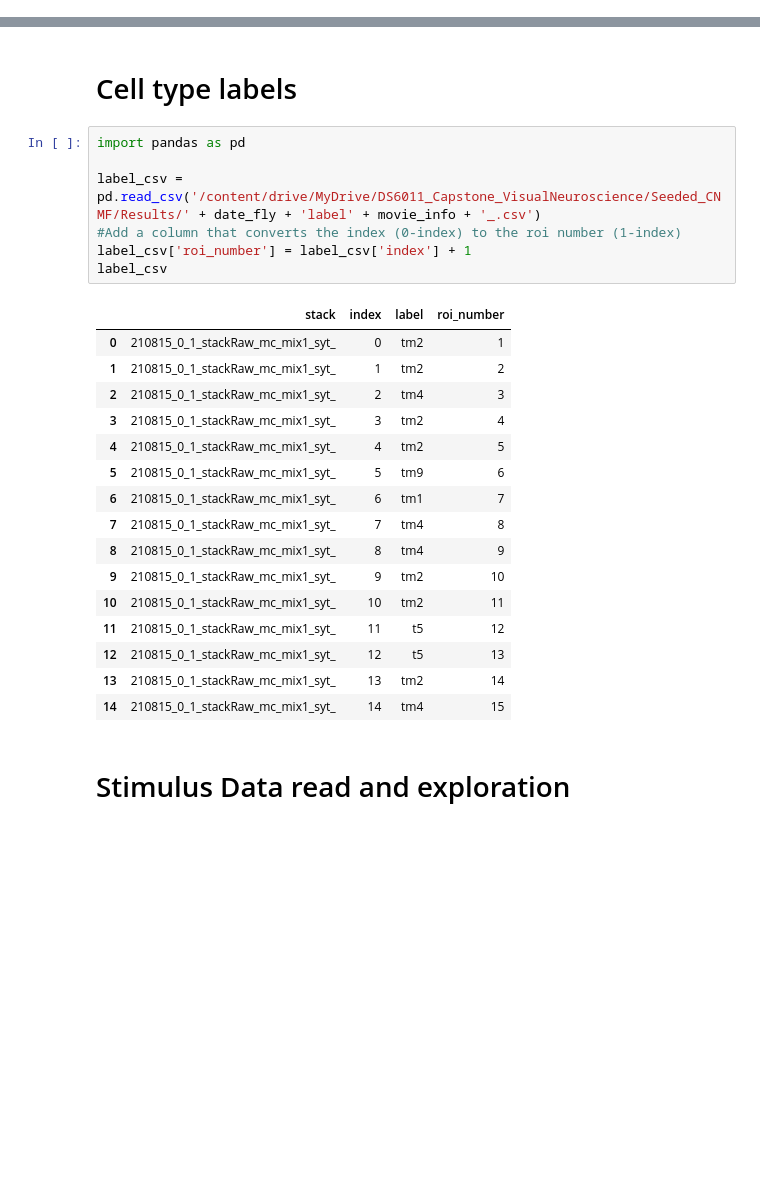
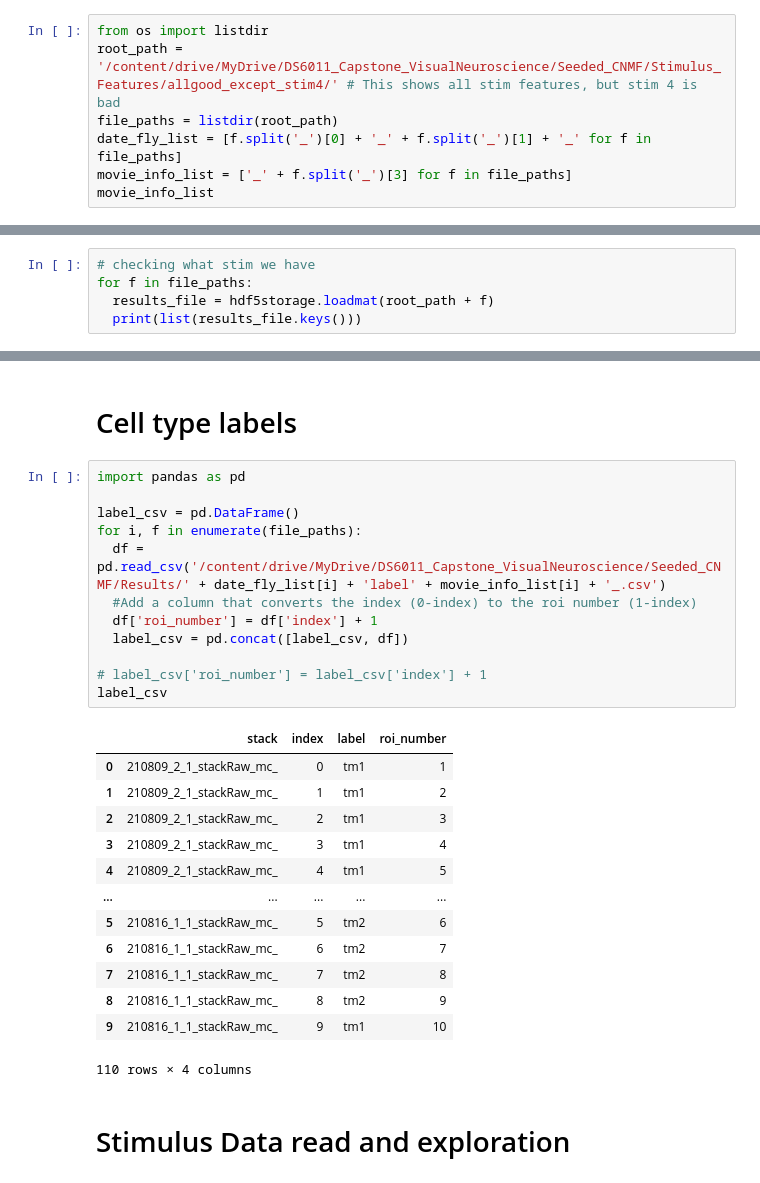
Before and after one commit to laurenneal/capstone-visual-neuroscience, a Jupyter notebook: get_results_and_features_stack_by_stack.ipynb, the cells around one changed output, grey strips where cells are left out. Saved outputs shown, nothing was run; the diff lists cells and outputs as text; blank space fills up the shorter version.

```diff
--- a/get_results_and_features_stack_by_stack.ipynb
+++ b/get_results_and_features_stack_by_stack.ipynb
@@ -25,3 +25,10 @@ Requirement already satisfied: numpy in /usr/local/lib/python3.7/dist-packages (
 Requirement already satisfied: cached-property in /usr/local/lib/python3.7/dist-packages (from h5py>=2.1->hdf5storage) (1.5.2)
 Installing collected packages: hdf5storage
 Successfully installed hdf5storage-0.1.18
+# %%
+from os import listdir
+root_path = '/content/drive/MyDrive/DS6011_Capstone_VisualNeuroscience/Seeded_CNMF/Stimulus_Features/allgood_except_stim4/' # This shows all stim features, but stim 4 is bad
+file_paths = listdir(root_path)
+date_fly_list = [f.split('_')[0] + '_' + f.split('_')[1] + '_' for f in file_paths]
+movie_info_list = ['_' + f.split('_')[3] for f in file_paths]
+movie_info_list
@@ -27,0 +49,5 @@ Successfully installed hdf5storage-0.1.18
+# %%
+# checking what stim we have
+for f in file_paths:
+  results_file = hdf5storage.loadmat(root_path + f)
+  print(list(results_file.keys()))
@@ -161,27 +188,29 @@ spatial_matrices[0].shape
 # %%
 import pandas as pd
 
-label_csv = pd.read_csv('/content/drive/MyDrive/DS6011_Capstone_VisualNeuroscience/Seeded_CNMF/Results/' + date_fly + 'label' + movie_info + '_.csv')
-#Add a column that converts the index (0-index) to the roi number (1-index)
-label_csv['roi_number'] = label_csv['index'] + 1
+label_csv = pd.DataFrame()
+for i, f in enumerate(file_paths):
+  df = pd.read_csv('/content/drive/MyDrive/DS6011_Capstone_VisualNeuroscience/Seeded_CNMF/Results/' + date_fly_list[i] + 'label' + movie_info_list[i] + '_.csv')
+  #Add a column that converts the index (0-index) to the roi number (1-index)
+  df['roi_number'] = df['index'] + 1
+  label_csv = pd.concat([label_csv, df])
+
+# label_csv['roi_number'] = label_csv['index'] + 1
 label_csv
 # %% [output]
 |  | stack | index | label | roi_number |
-| 0 | 210815_0_1_stackRaw_mc_mix1_syt_ | 0 | tm2 | 1 |
-| 1 | 210815_0_1_stackRaw_mc_mix1_syt_ | 1 | tm2 | 2 |
-| 2 | 210815_0_1_stackRaw_mc_mix1_syt_ | 2 | tm4 | 3 |
-| 3 | 210815_0_1_stackRaw_mc_mix1_syt_ | 3 | tm2 | 4 |
-| 4 | 210815_0_1_stackRaw_mc_mix1_syt_ | 4 | tm2 | 5 |
-| 5 | 210815_0_1_stackRaw_mc_mix1_syt_ | 5 | tm9 | 6 |
-| 6 | 210815_0_1_stackRaw_mc_mix1_syt_ | 6 | tm1 | 7 |
-| 7 | 210815_0_1_stackRaw_mc_mix1_syt_ | 7 | tm4 | 8 |
-| 8 | 210815_0_1_stackRaw_mc_mix1_syt_ | 8 | tm4 | 9 |
-| 9 | 210815_0_1_stackRaw_mc_mix1_syt_ | 9 | tm2 | 10 |
-| 10 | 210815_0_1_stackRaw_mc_mix1_syt_ | 10 | tm2 | 11 |
-| 11 | 210815_0_1_stackRaw_mc_mix1_syt_ | 11 | t5 | 12 |
-| 12 | 210815_0_1_stackRaw_mc_mix1_syt_ | 12 | t5 | 13 |
-| 13 | 210815_0_1_stackRaw_mc_mix1_syt_ | 13 | tm2 | 14 |
-| 14 | 210815_0_1_stackRaw_mc_mix1_syt_ | 14 | tm4 | 15 |
+| 0 | 210809_2_1_stackRaw_mc_ | 0 | tm1 | 1 |
+| 1 | 210809_2_1_stackRaw_mc_ | 1 | tm1 | 2 |
+| 2 | 210809_2_1_stackRaw_mc_ | 2 | tm1 | 3 |
+| 3 | 210809_2_1_stackRaw_mc_ | 3 | tm1 | 4 |
+| 4 | 210809_2_1_stackRaw_mc_ | 4 | tm1 | 5 |
+| ... | ... | ... | ... | ... |
+| 5 | 210816_1_1_stackRaw_mc_ | 5 | tm2 | 6 |
+| 6 | 210816_1_1_stackRaw_mc_ | 6 | tm2 | 7 |
+| 7 | 210816_1_1_stackRaw_mc_ | 7 | tm2 | 8 |
+| 8 | 210816_1_1_stackRaw_mc_ | 8 | tm2 | 9 |
+| 9 | 210816_1_1_stackRaw_mc_ | 9 | tm1 | 10 |
+110 rows × 4 columns
 # %% [markdown]
 # Stimulus Data read and exploration
 # %%
```
Also changed, not shown: parts of 26 cells of this notebook.
